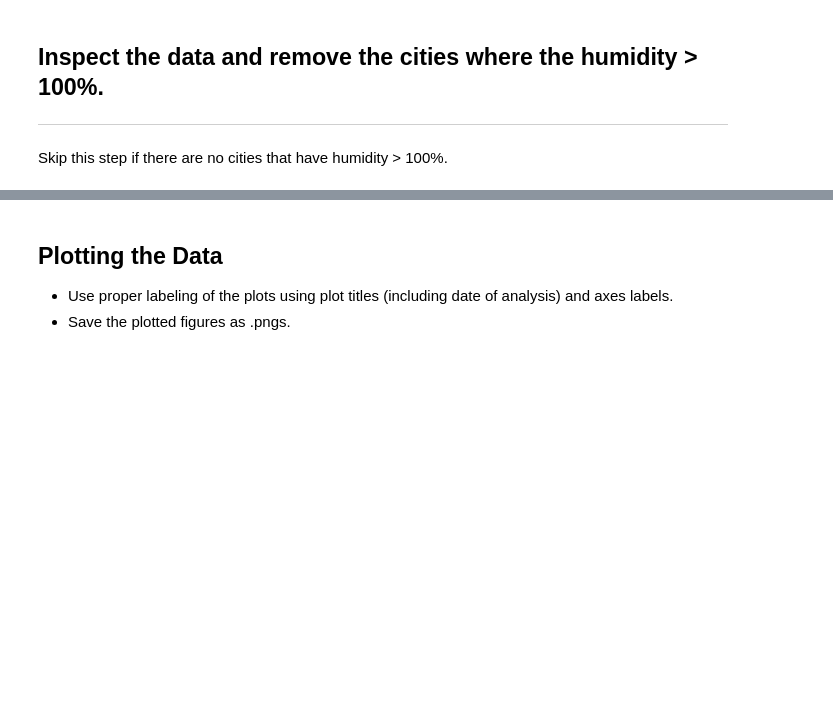
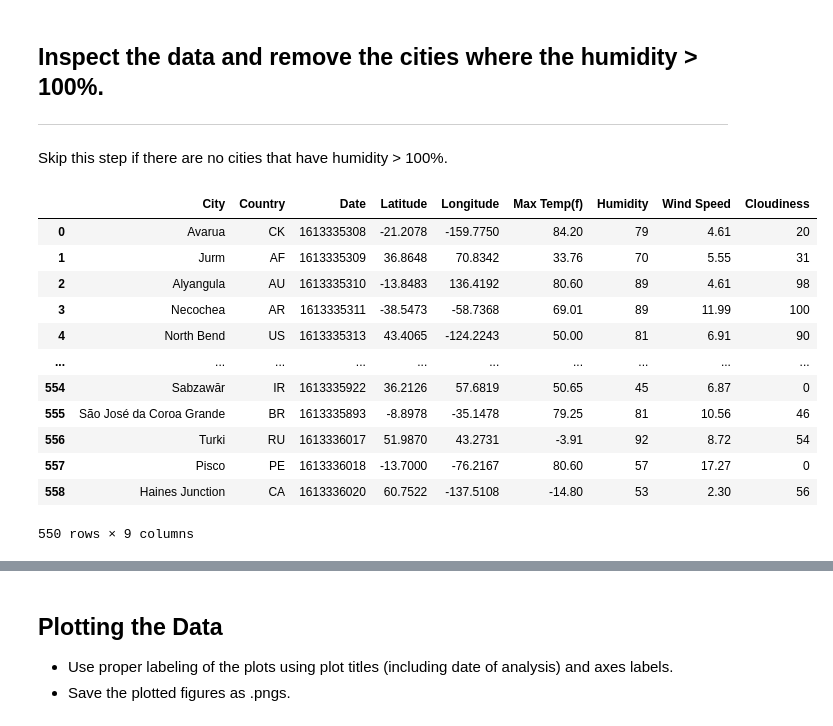
Before and after one commit to edo2021/PythonAPIChallenge, a Jupyter notebook: WeatherPy/WeatherPy.ipynb, the cells around one changed output, grey strips where cells are left out. Saved outputs shown, nothing was run; the diff lists cells and outputs as text; code cells hidden in the pictures; blank space fills up the shorter version.

Commit message:
saving data

```diff
--- a/WeatherPy/WeatherPy.ipynb
+++ b/WeatherPy/WeatherPy.ipynb
@@ -176,6 +180,23 @@ weather_df
 ## Inspect the data and remove the cities where the humidity > 100%.
 ----
 Skip this step if there are no cities that have humidity > 100%.
+# %%
+cleaned_data_df = weather_df[weather_df["Humidity"] < 100]
+cleaned_data_df
+# %% [output]
+|  | City | Country | Date | Latitude | Longitude | Max Temp(f) | Humidity | Wind Speed | Cloudiness |
+| 0 | Avarua | CK | 1613335308 | -21.2078 | -159.7750 | 84.20 | 79 | 4.61 | 20 |
+| 1 | Jurm | AF | 1613335309 | 36.8648 | 70.8342 | 33.76 | 70 | 5.55 | 31 |
+| 2 | Alyangula | AU | 1613335310 | -13.8483 | 136.4192 | 80.60 | 89 | 4.61 | 98 |
+| 3 | Necochea | AR | 1613335311 | -38.5473 | -58.7368 | 69.01 | 89 | 11.99 | 100 |
+| 4 | North Bend | US | 1613335313 | 43.4065 | -124.2243 | 50.00 | 81 | 6.91 | 90 |
+| ... | ... | ... | ... | ... | ... | ... | ... | ... | ... |
+| 554 | Sabzawār | IR | 1613335922 | 36.2126 | 57.6819 | 50.65 | 45 | 6.87 | 0 |
+| 555 | São José da Coroa Grande | BR | 1613335893 | -8.8978 | -35.1478 | 79.25 | 81 | 10.56 | 46 |
+| 556 | Turki | RU | 1613336017 | 51.9870 | 43.2731 | -3.91 | 92 | 8.72 | 54 |
+| 557 | Pisco | PE | 1613336018 | -13.7000 | -76.2167 | 80.60 | 57 | 17.27 | 0 |
+| 558 | Haines Junction | CA | 1613336020 | 60.7522 | -137.5108 | -14.80 | 53 | 2.30 | 56 |
+550 rows × 9 columns
 # %%
 weather_df = pd.DataFrame({
     #"Location ID":location_ids,
```
Also changed, not shown: parts of 18 cells of this notebook, 2 other files.
